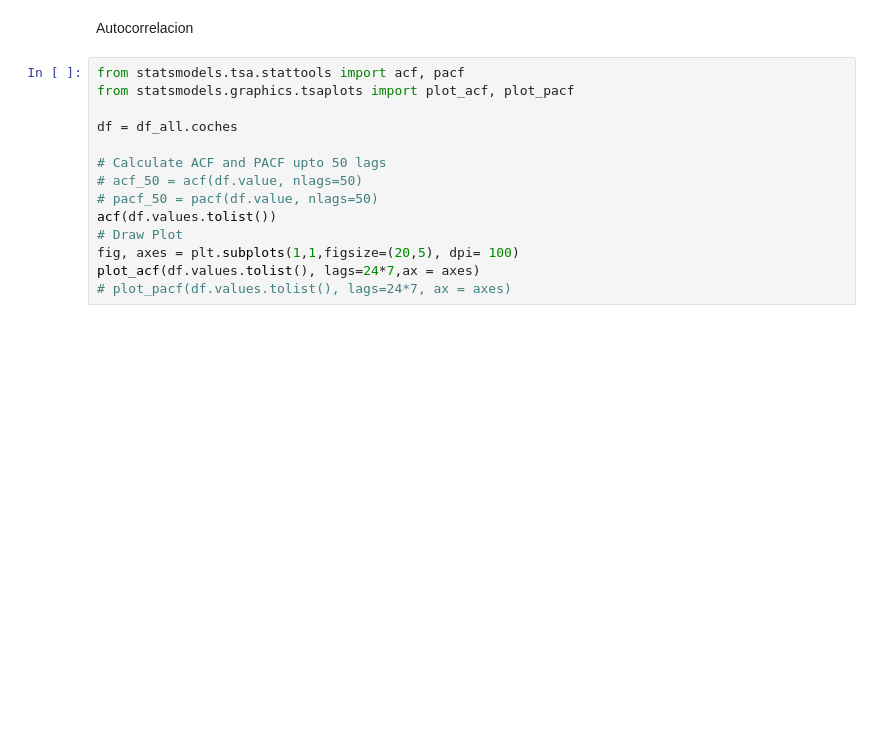
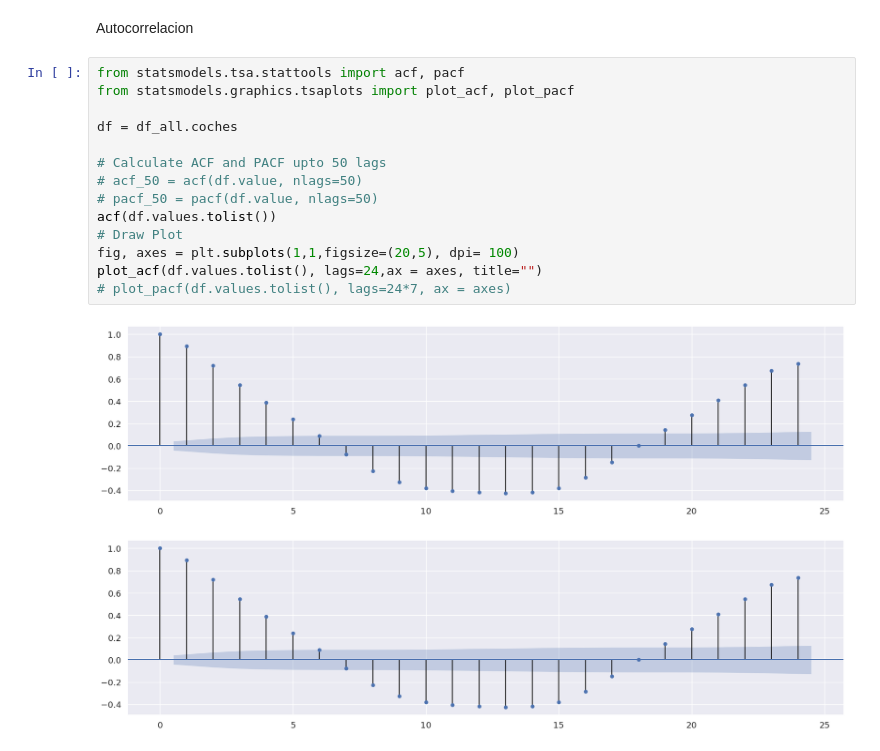
Before and after one commit to CristianViSa/TFM, a Jupyter notebook: tfm_estudio_serie_temporal.ipynb, the cells around one changed output. Drawn from its saved outputs; the diff is of its cells as text; blank space fills up the shorter version.

```diff
--- a/tfm_estudio_serie_temporal.ipynb
+++ b/tfm_estudio_serie_temporal.ipynb
@@ -142,14 +159,17 @@ Autocorrelacion
 # %%
 from statsmodels.tsa.stattools import acf, pacf
 from statsmodels.graphics.tsaplots import plot_acf, plot_pacf
 
 df = df_all.coches
 
 # Calculate ACF and PACF upto 50 lags
 # acf_50 = acf(df.value, nlags=50)
 # pacf_50 = pacf(df.value, nlags=50)
 acf(df.values.tolist())
 # Draw Plot
 fig, axes = plt.subplots(1,1,figsize=(20,5), dpi= 100)
-plot_acf(df.values.tolist(), lags=24*7,ax = axes)
+plot_acf(df.values.tolist(), lags=24,ax = axes, title="")
 # plot_pacf(df.values.tolist(), lags=24*7, ax = axes)
+# %% [output]
+[figure, added]
+[figure, added]
```
Also changed, not shown: parts of 8 cells of this notebook.
